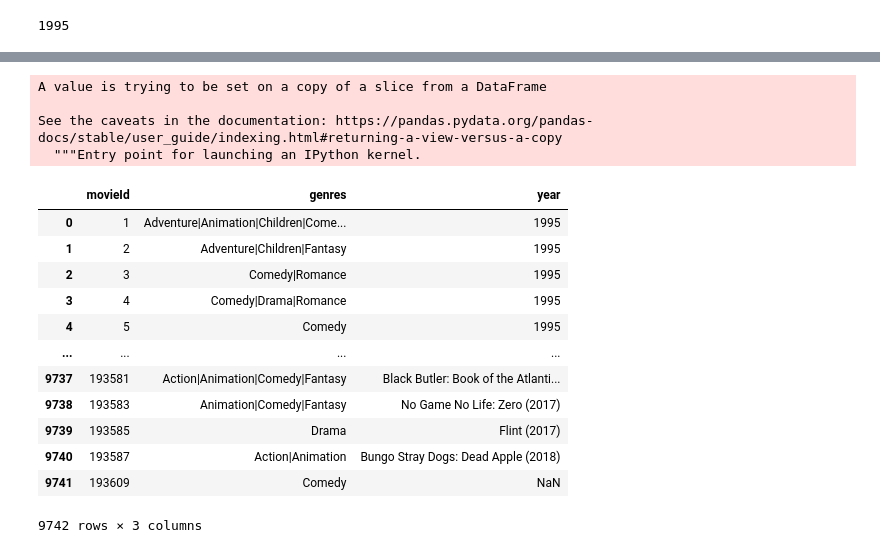
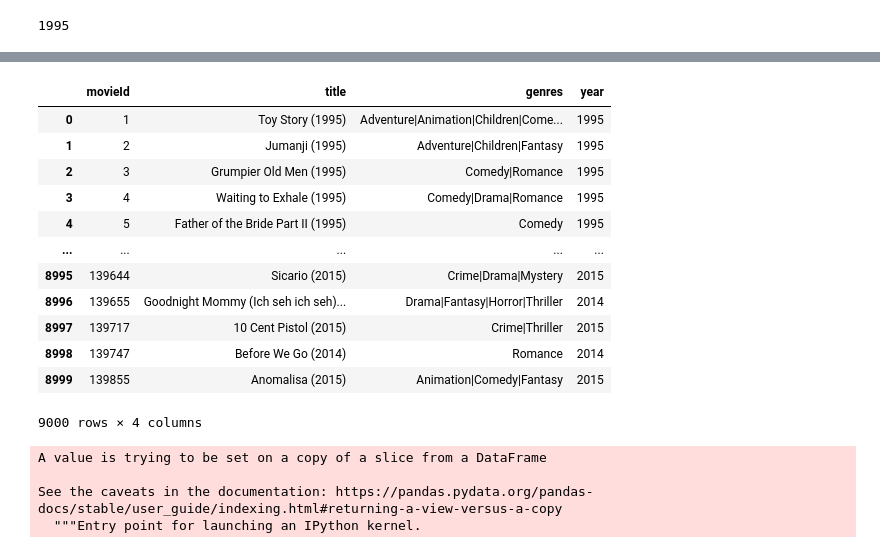
Before and after one commit to stack-raghav/MovieRecc.APP, a Jupyter notebook: Movie.ipynb, the cells around one changed output, grey strips where cells are left out. Cells and saved outputs as stored; diff of their text form; code cells hidden in the pictures.

```diff
--- a/Movie.ipynb
+++ b/Movie.ipynb
@@ -140,2 +139,6 @@ int((movies["title"][1][-5:])[:4])
 # %% [output]
 1995
+# %%
+movies["year"] = int((movies["title"][0][-5:])[:4])
+for i in range(len(movies)):
+  movies["year"][i] = ((movies["title"][i][-5:])[:4])
@@ -142 +154,17 @@ int((movies["title"][1][-5:])[:4])
+# %%
+movies.head(9000)
+# %% [output]
+|  | movieId | title | genres | year |
+| 0 | 1 | Toy Story (1995) | Adventure|Animation|Children|Come... | 1995 |
+| 1 | 2 | Jumanji (1995) | Adventure|Children|Fantasy | 1995 |
+| 2 | 3 | Grumpier Old Men (1995) | Comedy|Romance | 1995 |
+| 3 | 4 | Waiting to Exhale (1995) | Comedy|Drama|Romance | 1995 |
+| 4 | 5 | Father of the Bride Part II (1995) | Comedy | 1995 |
+| ... | ... | ... | ... | ... |
+| 8995 | 139644 | Sicario (2015) | Crime|Drama|Mystery | 2015 |
+| 8996 | 139655 | Goodnight Mommy (Ich seh ich seh)... | Drama|Fantasy|Horror|Thriller | 2014 |
+| 8997 | 139717 | 10 Cent Pistol (2015) | Crime|Thriller | 2015 |
+| 8998 | 139747 | Before We Go (2014) | Romance | 2014 |
+| 8999 | 139855 | Anomalisa (2015) | Animation|Comedy|Fantasy | 2015 |
+9000 rows × 4 columns
 # %%
@@ -146,19 +174,3 @@ A value is trying to be set on a copy of a slice from a DataFrame
 
 See the caveats in the documentation: https://pandas.pydata.org/pandas-docs/stable/user_guide/indexing.html#returning-a-view-versus-a-copy
   """Entry point for launching an IPython kernel.
-# %%
-movies.drop(columns="title")
-# %% [output]
-|  | movieId | genres | year |
-| 0 | 1 | Adventure|Animation|Children|Come... | 1995 |
-| 1 | 2 | Adventure|Children|Fantasy | 1995 |
-| 2 | 3 | Comedy|Romance | 1995 |
-| 3 | 4 | Comedy|Drama|Romance | 1995 |
-| 4 | 5 | Comedy | 1995 |
-| ... | ... | ... | ... |
-| 9737 | 193581 | Action|Animation|Comedy|Fantasy | Black Butler: Book of the Atlanti... |
-| 9738 | 193583 | Animation|Comedy|Fantasy | No Game No Life: Zero (2017) |
-| 9739 | 193585 | Drama | Flint (2017) |
-| 9740 | 193587 | Action|Animation | Bungo Stray Dogs: Dead Apple (2018) |
-| 9741 | 193609 | Comedy | NaN |
-9742 rows × 3 columns
```
Also changed, not shown: parts of 14 cells of this notebook.
